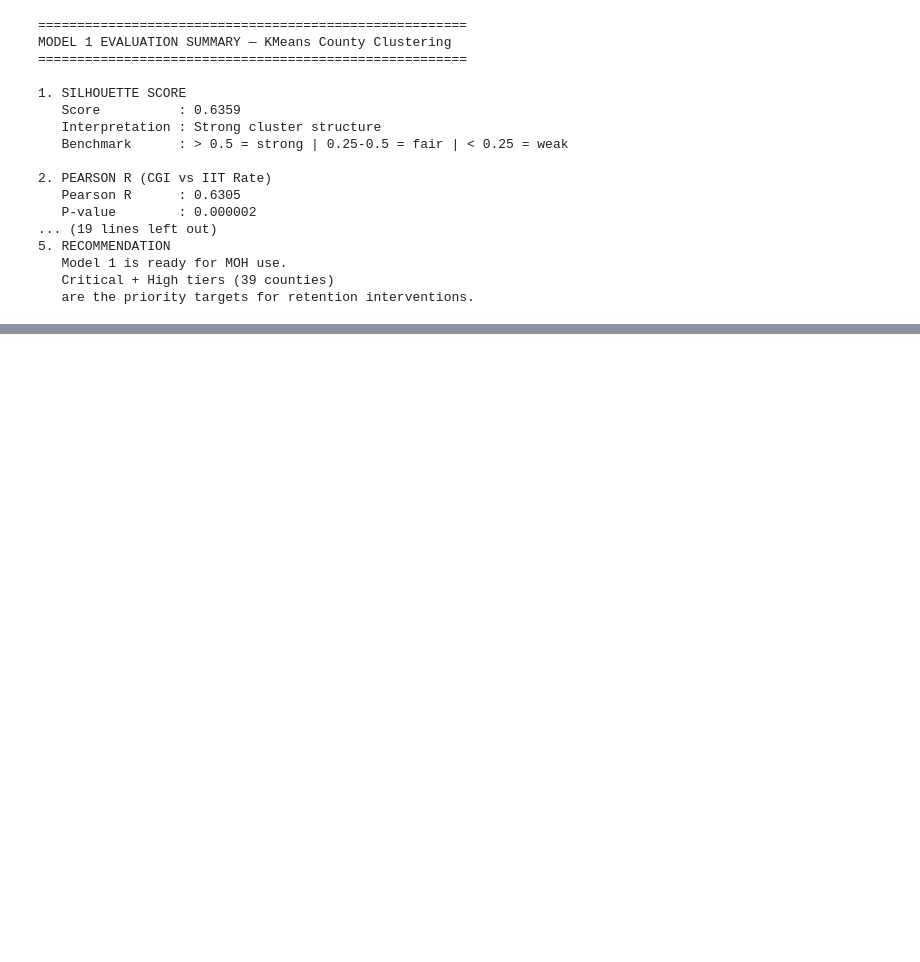
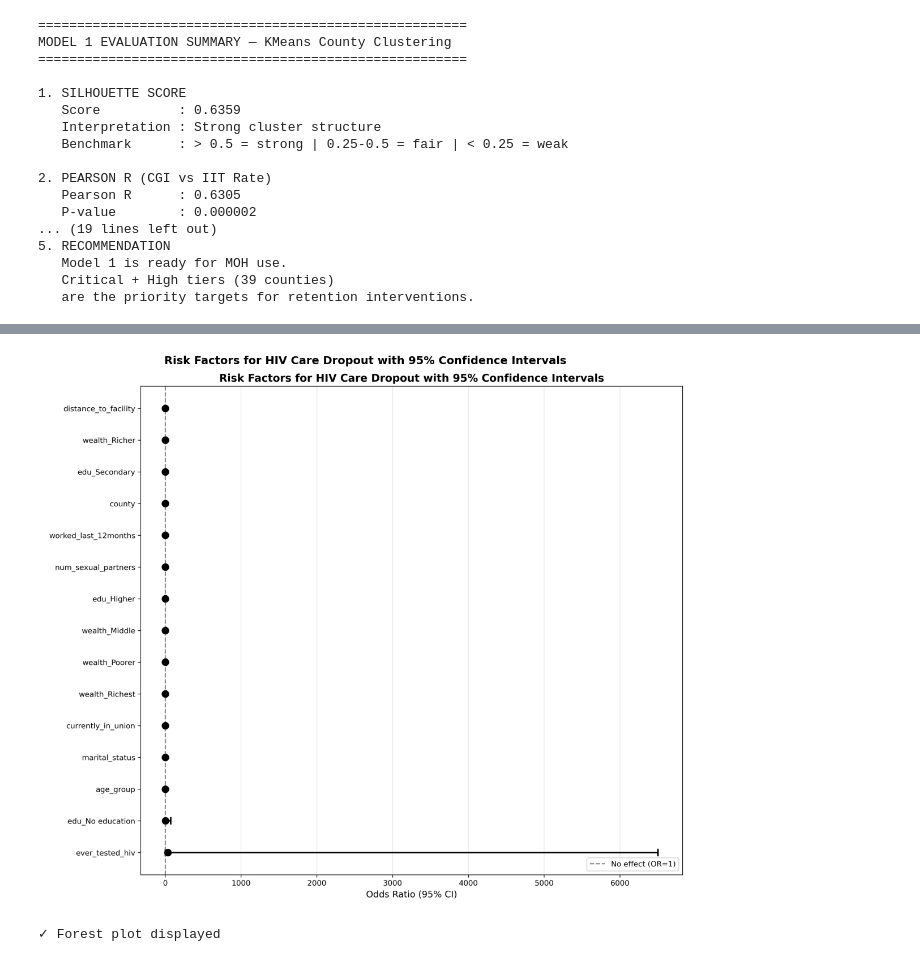
Before and after one commit to Daniellamuli/Phase-5-HIV-Care-Gap-AI, a Jupyter notebook: notebooks/08_model_evaluation.ipynb, the cells around one changed output, grey strips where cells are left out. Saved outputs shown, nothing was run; the diff lists cells and outputs as text; code cells hidden in the pictures; blank space fills up the shorter version.

```diff
--- a/notebooks/08_model_evaluation.ipynb
+++ b/notebooks/08_model_evaluation.ipynb
@@ -429,0 +508,26 @@ MODEL 1 EVALUATION SUMMARY — KMeans County Clustering
+# %%
+# Cell: Load and Display Forest Plot
+import matplotlib.pyplot as plt
+import matplotlib.image as mpimg
+
+# Display the pre-saved forest plot
+forest_plot_path = "../figures/odds_ratios_forest_with_ci.png"
+
+if os.path.exists(forest_plot_path):
+    img = mpimg.imread(forest_plot_path)
+    plt.figure(figsize=(12, 10))
+    plt.imshow(img)
+    plt.axis("off")
+    plt.title(
+        "Risk Factors for HIV Care Dropout with 95% Confidence Intervals",
+        fontsize=14,
+        fontweight="bold",
+    )
+    plt.tight_layout()
+    plt.show()
+    print("✓ Forest plot displayed")
+else:
+    print(" Forest plot not found. Please run 06_model_2_dropout_prediction.ipynb")
+# %% [output]
+[figure, added]
+✓ Forest plot displayed
```
Also changed, not shown: parts of 7 cells of this notebook.
